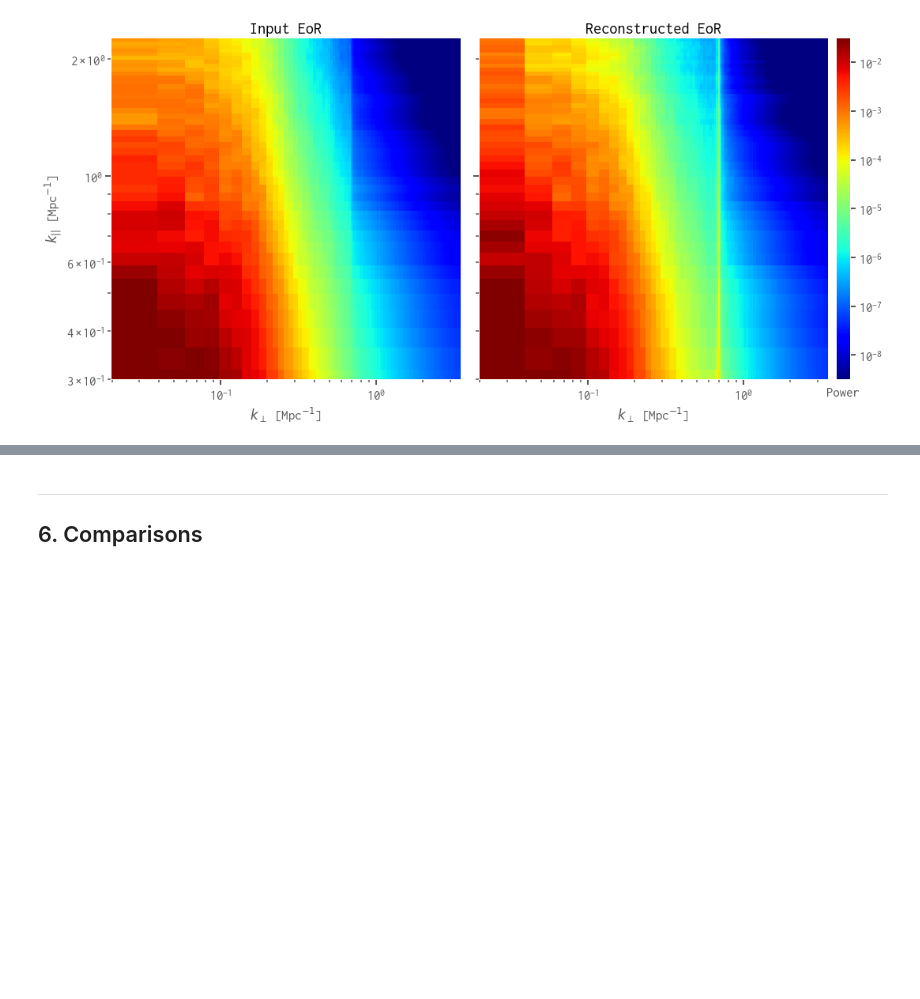
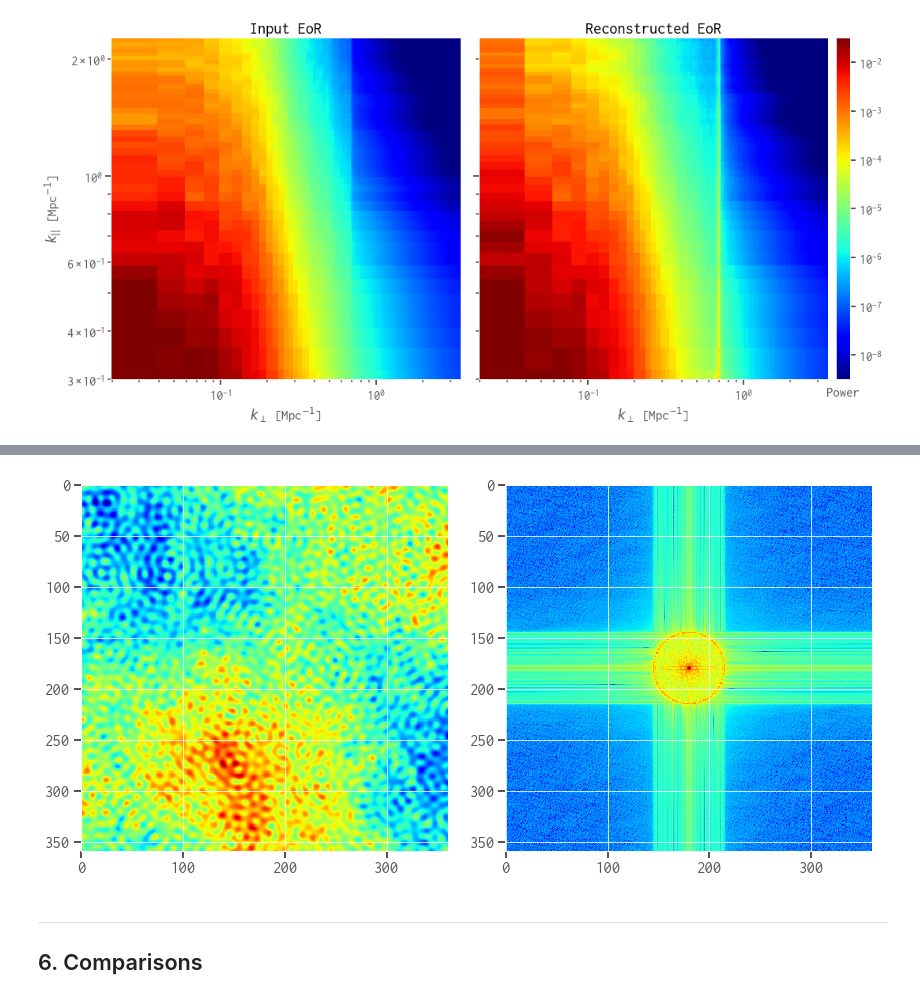
Before and after one commit to liweitianux/cdae-eor, a Jupyter notebook: code/cdae.ipynb, the cells around one changed output, grey strips where cells are left out. Cells and saved outputs as stored; diff of their text form; code cells hidden in the pictures; blank space fills up the shorter version.

```diff
--- a/code/cdae.ipynb
+++ b/code/cdae.ipynb
@@ -920,3 +948,22 @@ figure saved to file: /home/aly/git/cdae-eor/code/eor-ps-comp.png
+# %%
+nfreq0 = cube_fg2.shape[0]
+window = signal.nuttall(nfreq0, sym=False)
+cw_fg2 = cube_fg2 * window[:, np.newaxis, np.newaxis]
+rft_fg2 = np.fft.rfft(cw_fg2, axis=0)
+
+rft_fg2[:nex, :, :] = 0
+cw2_fg2 = np.fft.irfft(rft_fg2, n=nfreq0, axis=0)
+
+slc_fg2 = cw2_fg2[50, :, :]
+ft_fg2 = np.fft.fftshift(np.fft.fft2(slc_fg2))
+
+fig, (ax0, ax1) = plt.subplots(ncols=2, figsize=(12, 6))
+ax0.imshow(slc_fg2)
+ax1.imshow(np.log10(np.abs(ft_fg2)**2))
+fig.tight_layout()
+plt.show()
+# %% [output]
+[figure, added]
 # %% [markdown]
 ---
 
```
Also changed, not shown: parts of 10 cells of this notebook, 1 other file.
